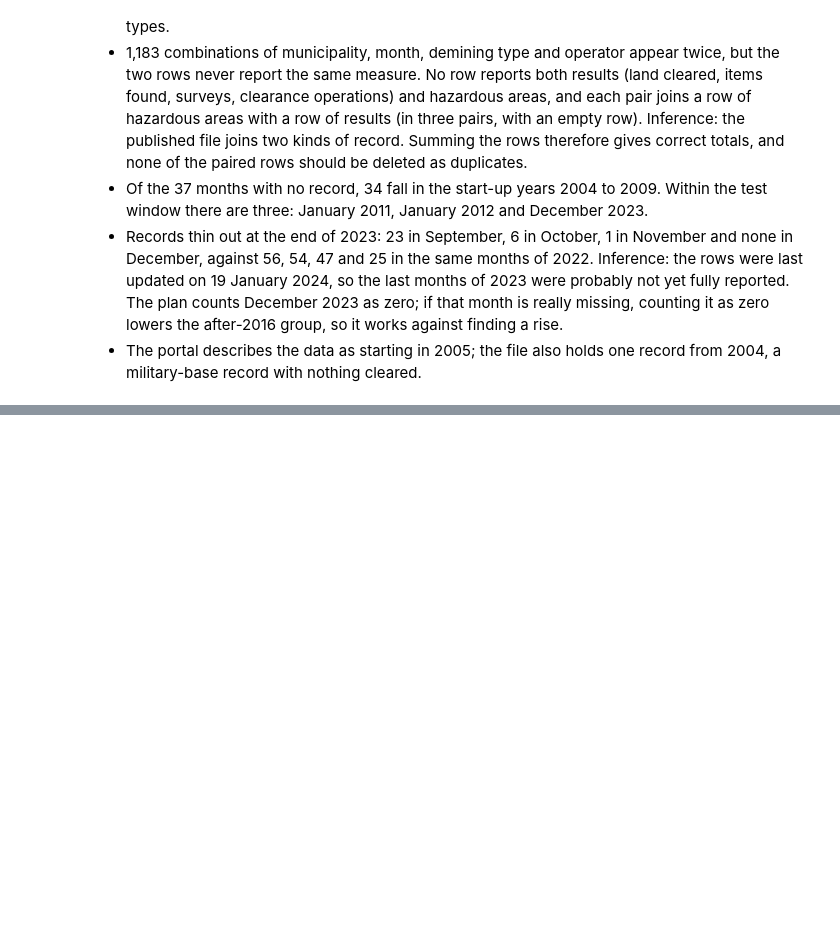
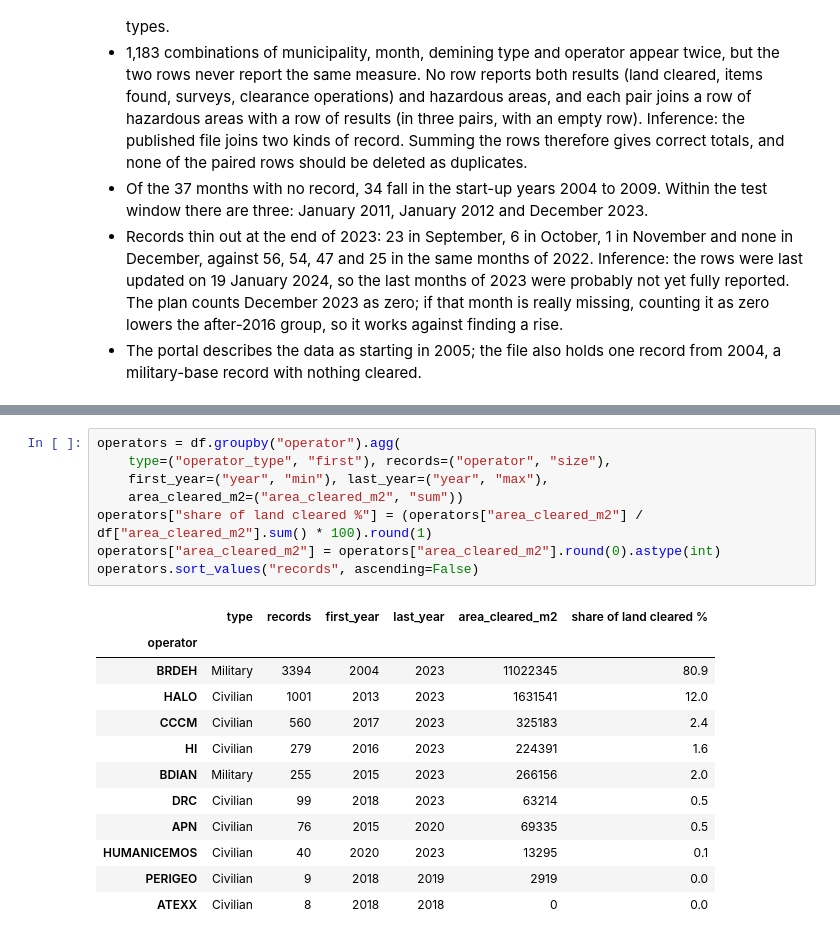
Before and after one commit to travisrcarlson/statistical-analysis-project, a Jupyter notebook: analysis.ipynb, the cells around one changed output, grey strips where cells are left out. Cells and saved outputs as stored; diff of their text form; blank space fills up the shorter version.

```diff
--- a/analysis.ipynb
+++ b/analysis.ipynb
@@ -316,0 +362,21 @@ Records in September to December, 2022 and 2023:
+# %%
+operators = df.groupby("operator").agg(
+    type=("operator_type", "first"), records=("operator", "size"),
+    first_year=("year", "min"), last_year=("year", "max"),
+    area_cleared_m2=("area_cleared_m2", "sum"))
+operators["share of land cleared %"] = (operators["area_cleared_m2"] / df["area_cleared_m2"].sum() * 100).round(1)
+operators["area_cleared_m2"] = operators["area_cleared_m2"].round(0).astype(int)
+operators.sort_values("records", ascending=False)
+# %% [output]
+|  | type | records | first_year | last_year | area_cleared_m2 | share of land cleared % |
+| operator |  |  |  |  |  |  |
+| BRDEH | Military | 3394 | 2004 | 2023 | 11022345 | 80.9 |
+| HALO | Civilian | 1001 | 2013 | 2023 | 1631541 | 12.0 |
+| CCCM | Civilian | 560 | 2017 | 2023 | 325183 | 2.4 |
+| HI | Civilian | 279 | 2016 | 2023 | 224391 | 1.6 |
+| BDIAN | Military | 255 | 2015 | 2023 | 266156 | 2.0 |
+| DRC | Civilian | 99 | 2018 | 2023 | 63214 | 0.5 |
+| APN | Civilian | 76 | 2015 | 2020 | 69335 | 0.5 |
+| HUMANICEMOS | Civilian | 40 | 2020 | 2023 | 13295 | 0.1 |
+| PERIGEO | Civilian | 9 | 2018 | 2019 | 2919 | 0.0 |
+| ATEXX | Civilian | 8 | 2018 | 2018 | 0 | 0.0 |
```
Also changed, not shown: parts of 14 cells of this notebook.
